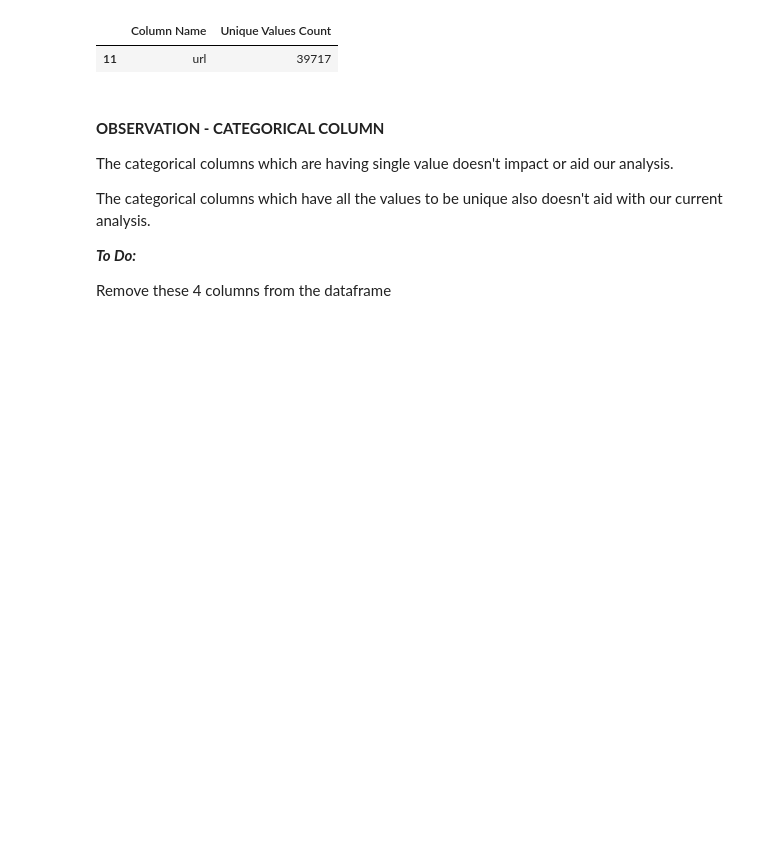
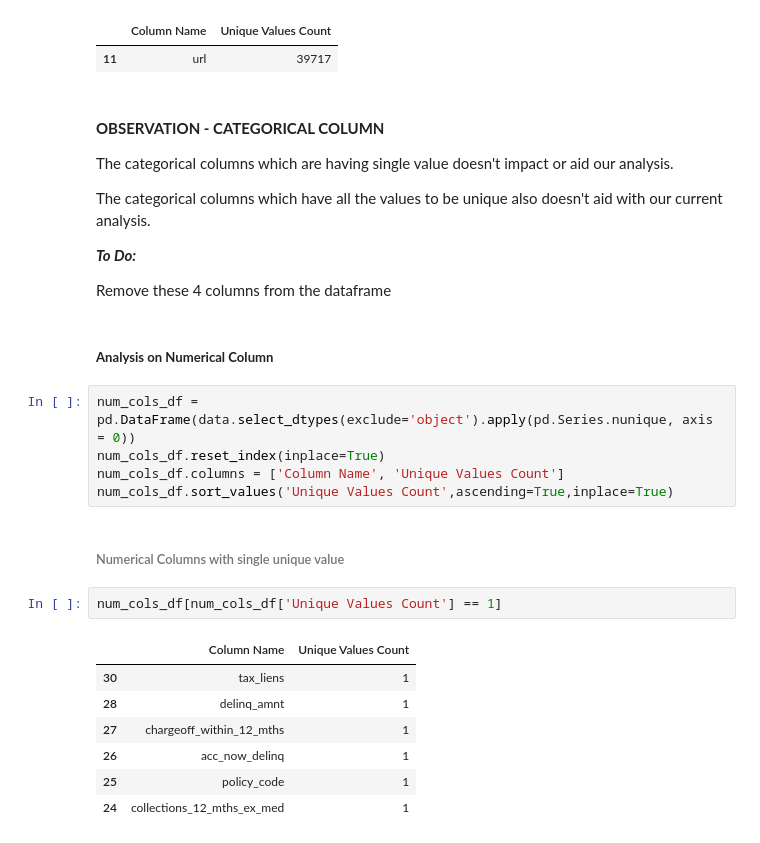
Before and after one commit to Theveetha/LendingClub_EDA_CaseStudy, a Jupyter notebook: LendingClub_EDA.ipynb, the cells around one changed output. Cells and saved outputs as stored; diff of their text form; blank space fills up the shorter version.

```diff
--- a/LendingClub_EDA.ipynb
+++ b/LendingClub_EDA.ipynb
@@ -223,3 +223,22 @@ The categorical columns which have all the values to be unique also doesn't aid
 ***To Do:***
 
 Remove these 4 columns from the dataframe
+# %% [markdown]
+##### **Analysis on Numerical Column**
+# %%
+num_cols_df = pd.DataFrame(data.select_dtypes(exclude='object').apply(pd.Series.nunique, axis = 0))
+num_cols_df.reset_index(inplace=True)
+num_cols_df.columns = ['Column Name', 'Unique Values Count']
+num_cols_df.sort_values('Unique Values Count',ascending=True,inplace=True)
+# %% [markdown]
+###### Numerical Columns with single unique value
+# %%
+num_cols_df[num_cols_df['Unique Values Count'] == 1]
+# %% [output]
+|  | Column Name | Unique Values Count |
+| 30 | tax_liens | 1 |
+| 28 | delinq_amnt | 1 |
+| 27 | chargeoff_within_12_mths | 1 |
+| 26 | acc_now_delinq | 1 |
+| 25 | policy_code | 1 |
+| 24 | collections_12_mths_ex_med | 1 |
```
Also changed, not shown: parts of 3 cells of this notebook.
